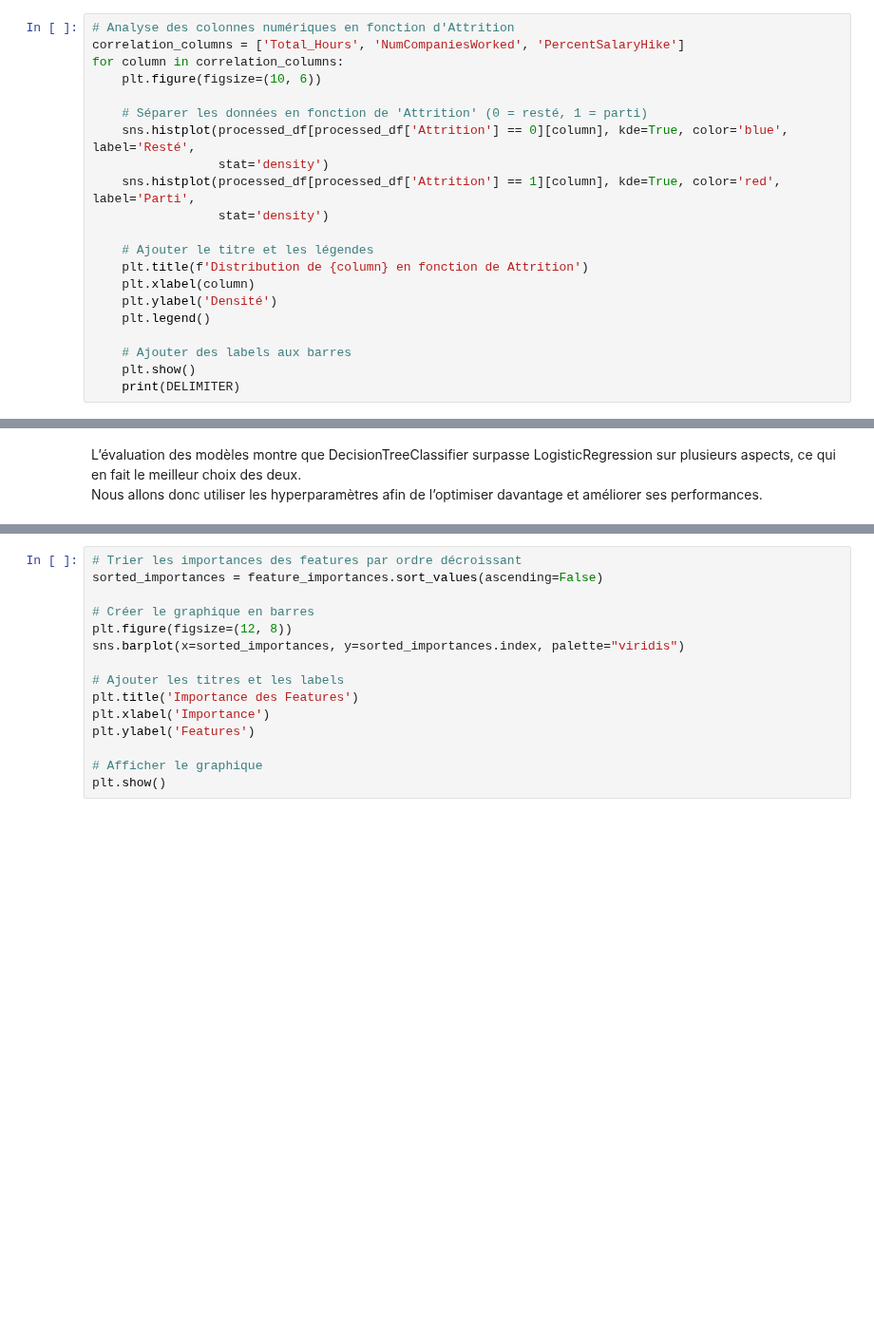
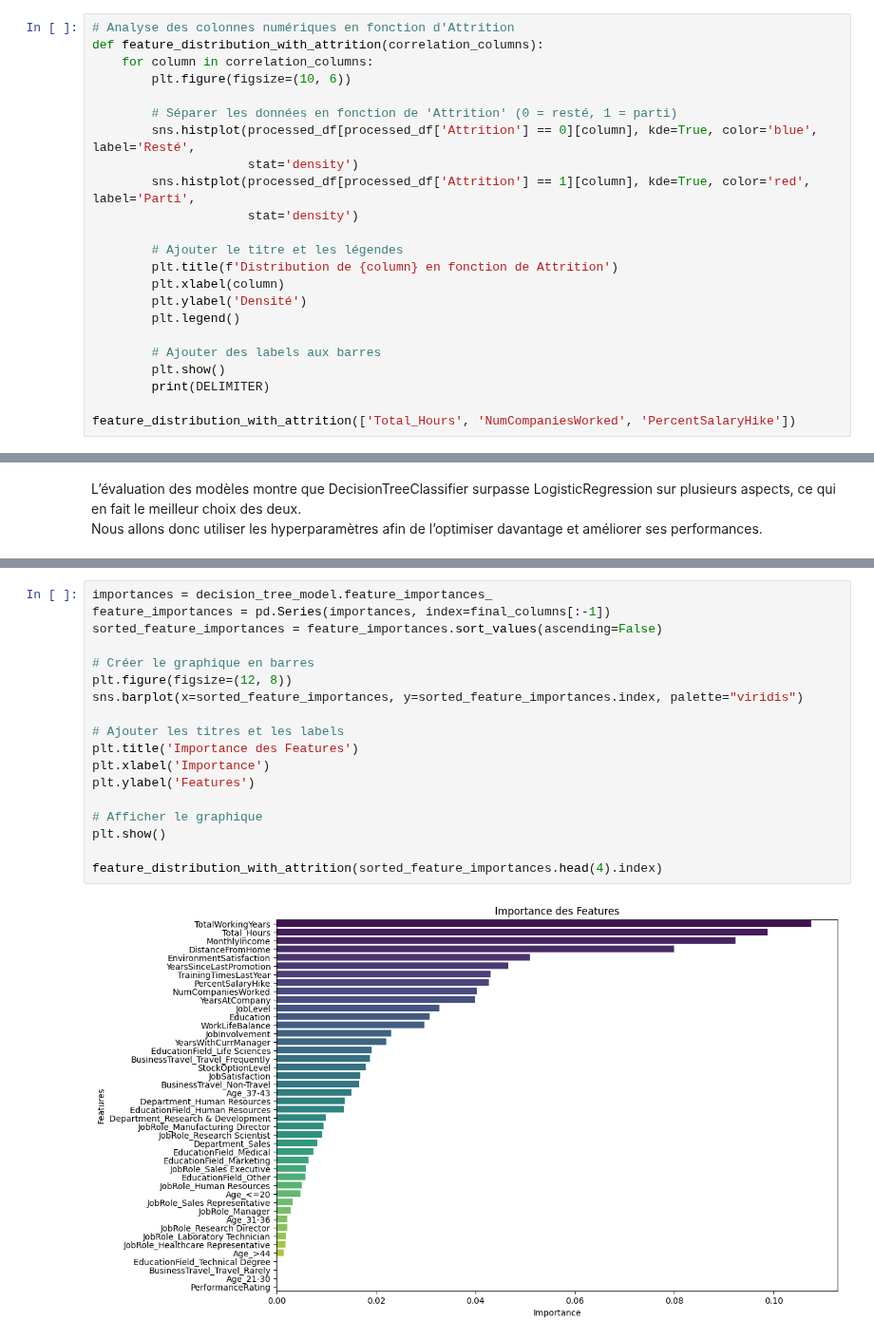
Before and after one commit to warren-gaure/projet-ia, a Jupyter notebook: notebooks/Livrable.ipynb, the cells around one changed output, grey strips where cells are left out. Shown at 95% size. Saved outputs shown, nothing was run; the diff lists cells and outputs as text; blank space fills up the shorter version.

```diff
--- a/notebooks/Livrable.ipynb
+++ b/notebooks/Livrable.ipynb
@@ -573,25 +573,27 @@ plt.show()
 On remarque alors que certaines variables ont un coefficient positif vis-à-vis de notre variable cible. Nous allons afficher la répartition de l'attrition selon ces variables.
 # %%
 # Analyse des colonnes numériques en fonction d'Attrition
-correlation_columns = ['Total_Hours', 'NumCompaniesWorked', 'PercentSalaryHike']
-for column in correlation_columns:
-    plt.figure(figsize=(10, 6))
+def feature_distribution_with_attrition(correlation_columns):
+    for column in correlation_columns:
+        plt.figure(figsize=(10, 6))
 
-    # Séparer les données en fonction de 'Attrition' (0 = resté, 1 = parti)
-    sns.histplot(processed_df[processed_df['Attrition'] == 0][column], kde=True, color='blue', label='Resté',
-                 stat='density')
-    sns.histplot(processed_df[processed_df['Attrition'] == 1][column], kde=True, color='red', label='Parti',
-                 stat='density')
+        # Séparer les données en fonction de 'Attrition' (0 = resté, 1 = parti)
+        sns.histplot(processed_df[processed_df['Attrition'] == 0][column], kde=True, color='blue', label='Resté',
+                     stat='density')
+        sns.histplot(processed_df[processed_df['Attrition'] == 1][column], kde=True, color='red', label='Parti',
+                     stat='density')
 
-    # Ajouter le titre et les légendes
-    plt.title(f'Distribution de {column} en fonction de Attrition')
-    plt.xlabel(column)
-    plt.ylabel('Densité')
-    plt.legend()
+        # Ajouter le titre et les légendes
+        plt.title(f'Distribution de {column} en fonction de Attrition')
+        plt.xlabel(column)
+        plt.ylabel('Densité')
+        plt.legend()
 
-    # Ajouter des labels aux barres
-    plt.show()
-    print(DELIMITER)
+        # Ajouter des labels aux barres
+        plt.show()
+        print(DELIMITER)
+
+feature_distribution_with_attrition(['Total_Hours', 'NumCompaniesWorked', 'PercentSalaryHike'])
 # %% [output]
 [figure]
 --------------------------------
@@ -769,16 +772,20 @@ NameError: name 'decision_tree_model' is not defined
 # %%
-# Trier les importances des features par ordre décroissant
-sorted_importances = feature_importances.sort_values(ascending=False)
+importances = decision_tree_model.feature_importances_
+feature_importances = pd.Series(importances, index=final_columns[:-1])
+sorted_feature_importances = feature_importances.sort_values(ascending=False)
 
 # Créer le graphique en barres
 plt.figure(figsize=(12, 8))
-sns.barplot(x=sorted_importances, y=sorted_importances.index, palette="viridis")
+sns.barplot(x=sorted_feature_importances, y=sorted_feature_importances.index, palette="viridis")
 
 # Ajouter les titres et les labels
 plt.title('Importance des Features')
 plt.xlabel('Importance')
 plt.ylabel('Features')
 
 # Afficher le graphique
 plt.show()
+
+feature_distribution_with_attrition(sorted_feature_importances.head(4).index)
 # %% [output]
+[figure, added]
```
Also changed, not shown: parts of 6 cells of this notebook.
